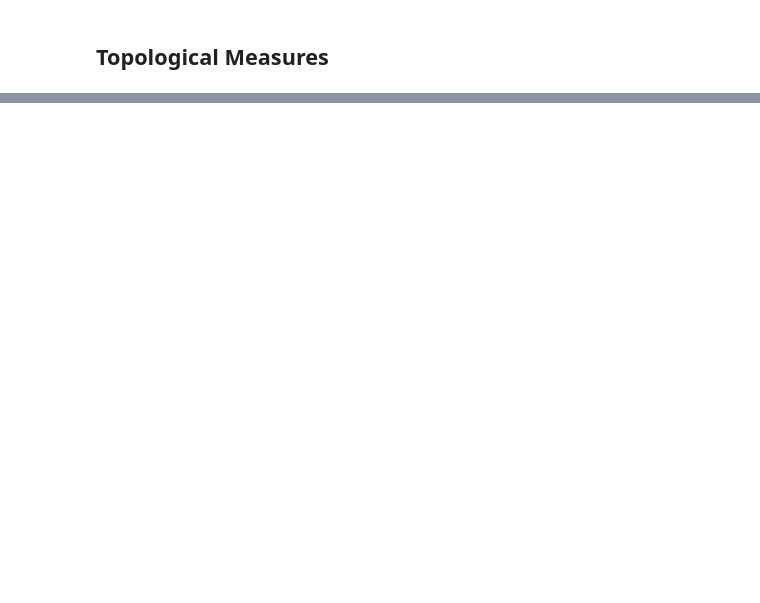
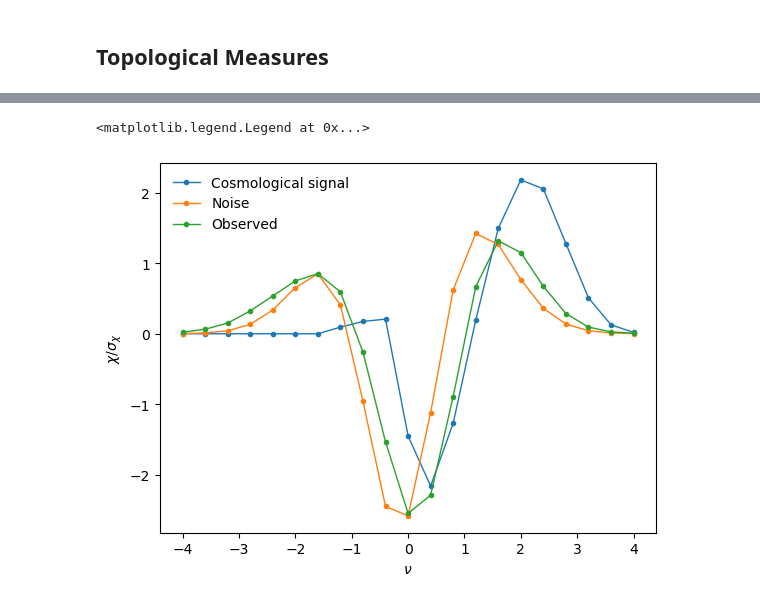
Before and after one commit to sambit-giri/ska_eor_inference, a Jupyter notebook: add_noise.ipynb, the cells around one changed output, grey strips where cells are left out. Drawn from its saved outputs; the diff is of its cells as text; code cells hidden in the pictures; blank space fills up the shorter version.

Commit message:
test with noise works

```diff
--- a/add_noise.ipynb
+++ b/add_noise.ipynb
@@ -182,9 +206,12 @@ chi_obs, nu_bins = estimator.EulerCharacteristicCurve(dt_obs, nbins=nubins, spee
 chi_noise, nu_bins = estimator.EulerCharacteristicCurve(noise_lc, nbins=nubins, speed_up='numba', verbose=True)
 # %%
 fig, ax = plt.subplots()
-ax.loglog(nu_bins, chi_clean, lw=1., marker='.', label='Cosmological signal')
-ax.loglog(nu_bins, chi_noise, lw=1., marker='.', label='Noise')
-ax.loglog(nu_bins, chi_obs, lw=1., marker='.', label='Observed')
-ax.set_ylabel(r'$\chi$')
+ax.plot(nu_bins, chi_clean/chi_clean.std(), lw=1., marker='.', label='Cosmological signal')
+ax.plot(nu_bins, chi_noise/chi_noise.std(), lw=1., marker='.', label='Noise')
+ax.plot(nu_bins, chi_obs/chi_obs.std(), lw=1., marker='.', label='Observed')
+ax.set_ylabel(r'$\chi/\sigma_\chi$')
 ax.set_xlabel(r'$\nu$')
 plt.legend(frameon=False)
+# %% [output]
+<matplotlib.legend.Legend at 0x...>
+[figure, added]
```
Also changed, not shown: parts of 11 cells of this notebook, 1 other file.
